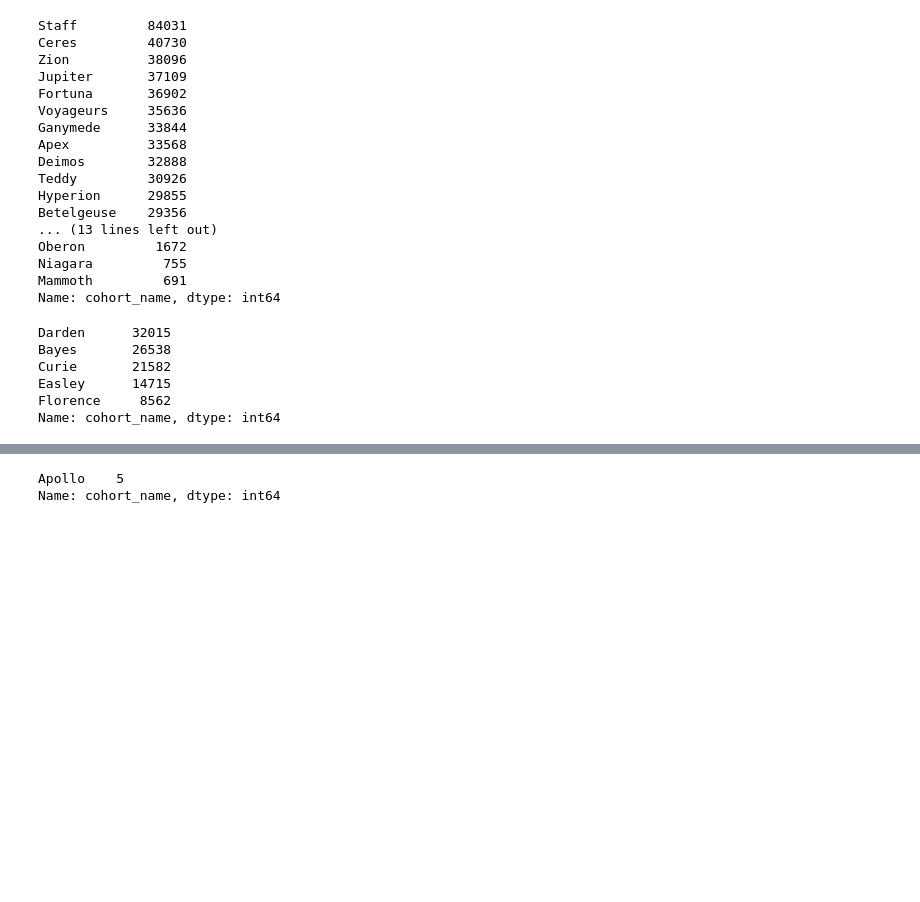
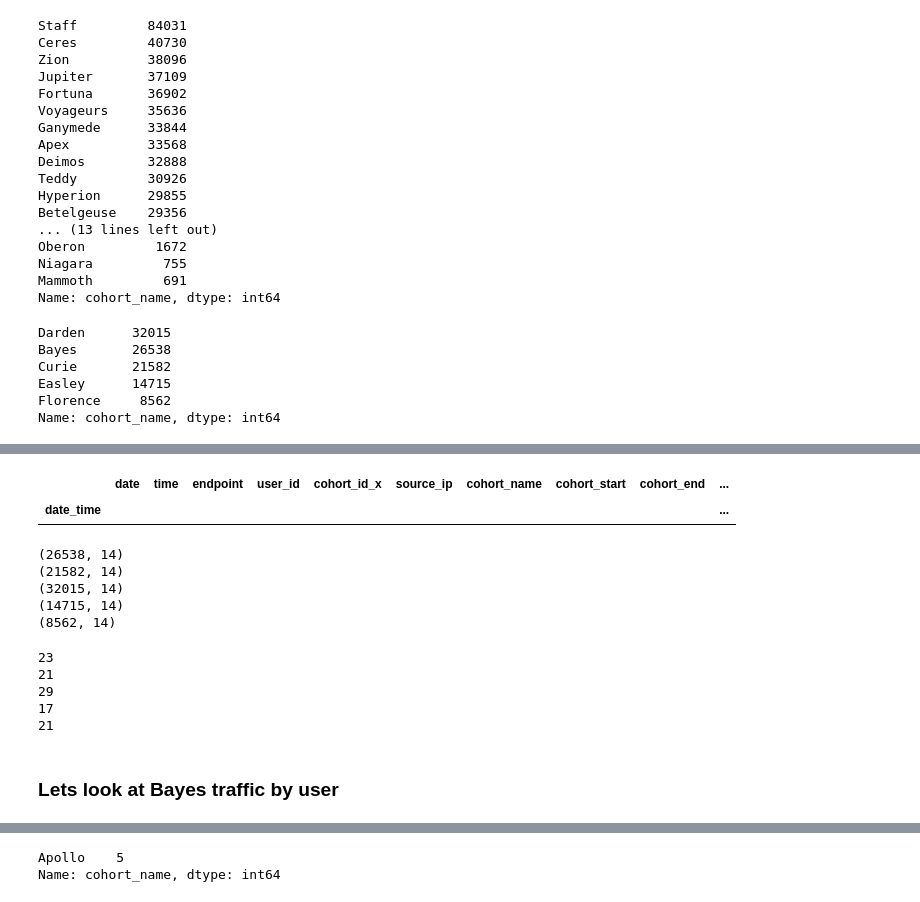
Before and after one commit to Codeup-Board-Advisory/board-slide-research, a Jupyter notebook: working_notebooks/jag-explore.ipynb, the cells around one changed output, grey strips where cells are left out. Cells and saved outputs as stored; diff of their text form; code cells hidden in the pictures; blank space fills up the shorter version.

```diff
--- a/working_notebooks/jag-explore.ipynb
+++ b/working_notebooks/jag-explore.ipynb
@@ -77,0 +92,5 @@ Name: cohort_name, dtype: int64
+# %%
+df[df.cohort_name ==' Bayes']
+# %% [output]
+|  | date | time | endpoint | user_id | cohort_id_x | source_ip | cohort_name | cohort_start | cohort_end | ... |
+| date_time |  |  |  |  |  |  |  |  |  | ... |
@@ -77,0 +103,27 @@ Name: cohort_name, dtype: int64
+# %%
+print(bayes.shape)
+print(curie.shape)
+print(darden.shape)
+print(easley.shape)
+print(florence.shape)
+# %% [output]
+(26538, 14)
+(21582, 14)
+(32015, 14)
+(14715, 14)
+(8562, 14)
+# %%
+# Get cohort counts
+print(len(bayes.user_id.unique()))
+print(len(curie.user_id.unique()))
+print(len(darden.user_id.unique()))
+print(len(easley.user_id.unique()))
+print(len(florence.user_id.unique()))
+# %% [output]
+23
+21
+29
+17
+21
+# %% [markdown]
+### Lets look at Bayes traffic by user
```
Also changed, not shown: parts of 10 cells of this notebook.
